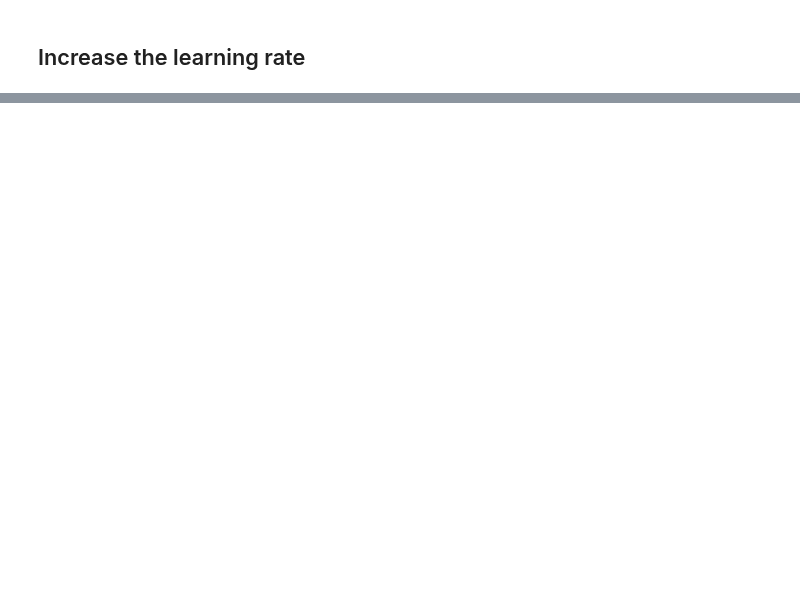
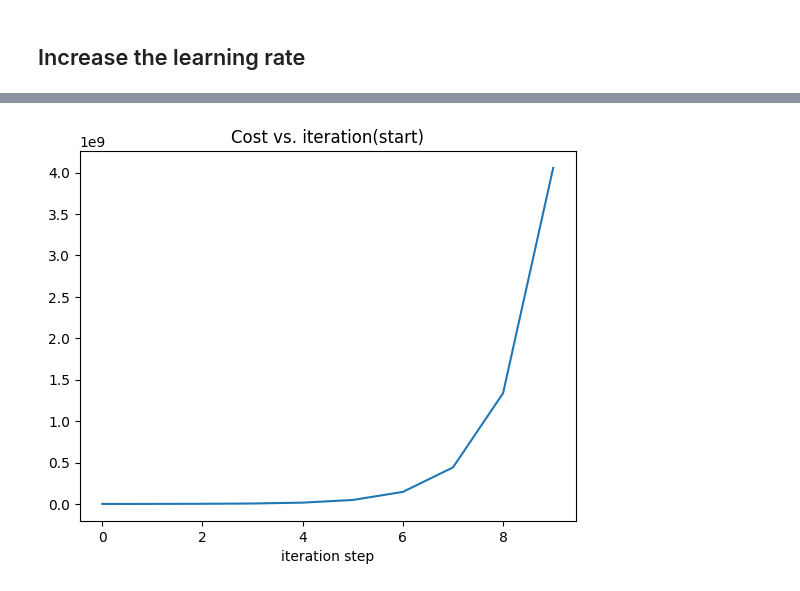
Before and after one commit to PaulToronto/Stanford-Andrew-Ng-Machine-Learning-Specialization, a Jupyter notebook: 1_1_4_Gradient_Descent_Lab.ipynb, the cells around one changed output, grey strips where cells are left out. Saved outputs shown, nothing was run; the diff lists cells and outputs as text; code cells hidden in the pictures; blank space fills up the shorter version.

```diff
--- a/1_1_4_Gradient_Descent_Lab.ipynb
+++ b/1_1_4_Gradient_Descent_Lab.ipynb
@@ -325,2 +326,18 @@ plt_contour_wgrad(x_train, y_train, p_hist, ax,
 # %% [markdown]
 ## Increase the learning rate
+# %%
+w_init = 0
+b_init = 0
+iterations = 10
+tmp_alpha = 8.0e-1
+
+w_final, b_final, J_hist, p_hist = gradient_descent(x_train,
+                                                    y_train,
+                                                    w_init,
+                                                    b_init,
+                                                    tmp_alpha,
+                                                    iterations,
+                                                    compute_cost,
+                                                    compute_gradient)
+
+print(f'\n[w,b] found by gradient descent: ({w_final:8.4f},{b_final:8.4f})')
@@ -326,0 +367,8 @@ plt_contour_wgrad(x_train, y_train, p_hist, ax,
+# %%
+plt.plot(J_hist)
+plt.title('Cost vs. iteration(start)')
+plt.xlabel('iteration step')
+
+plt.show()
+# %% [output]
+[figure, added]
```
Also changed, not shown: parts of 12 cells of this notebook.
